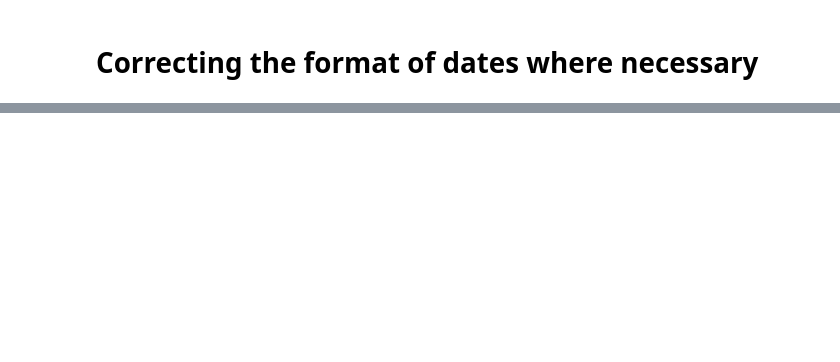
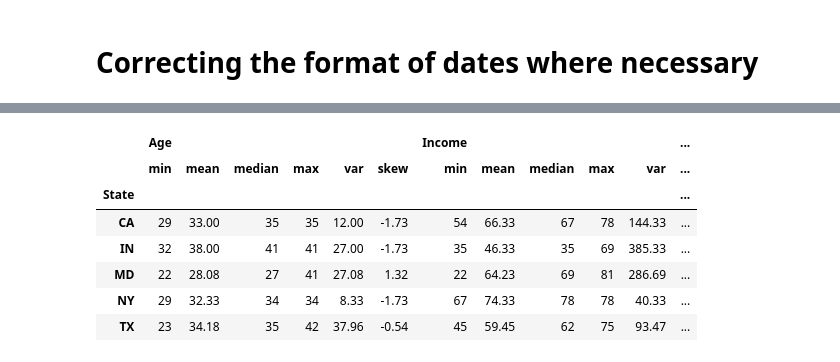
Before and after one commit to blazaropinto/portfolio_PDA_Data_Science, a Jupyter notebook: Preparing_data_for_analysis.ipynb, the cells around one changed output, grey strips where cells are left out. Cells and saved outputs as stored; diff of their text form; code cells hidden in the pictures; blank space fills up the shorter version.

```diff
--- a/Preparing_data_for_analysis.ipynb
+++ b/Preparing_data_for_analysis.ipynb
@@ -525,0 +598,19 @@ unique_entries.head()
+# %%
+def get_income_df(excelfile_url):
+  county_level_df = pd.read_excel(excelfile_url, sheet_name='county-level')
+  state_level_df = pd.read_excel(excelfile_url, sheet_name='state-level')
+  income_new_df = pd.read_excel(excelfile_url, sheet_name='income')
+
+  county_level_df['Pop']= county_level_df.Population
+  county_level_df.drop('Population', axis=1, inplace=True)
+  state_level_df.Pop = round((state_level_df.Pop / 1000), 0).astype(int)
+
+  combined_df = pd.concat([county_level_df, state_level_df], ignore_index=True, join='inner')
+  final_df = combined_df.append(income_new_df)
+  final_df.sort_values('Pop', ascending=False, inplace=True)    # sort by 'Pop' to get the output above
+
+  return final_df
+
+excel_url = 'https://github.com/futureCodersSE/working-with-data/blob/main/Data%20sets/Income-Data.xlsx?raw=true'
+df0521 = get_income_df(excel_url)
+display(df0521.shape, df0521.iloc[0], df0521.iloc[-1], df0521.head())
@@ -525,0 +641,12 @@ unique_entries.head()
+# %%
+income_df = get_income_df(excel_url)
+income_df.groupby('State').agg(['min', 'mean', 'median', 'max', 'var', 'skew']).round(2)
+# %% [output]
+|  | Age |  |  |  |  |  | Income |  |  |  |  | ... |
+|  | min | mean | median | max | var | skew | min | mean | median | max | var | ... |
+| State |  |  |  |  |  |  |  |  |  |  |  | ... |
+| CA | 29 | 33.00 | 35 | 35 | 12.00 | -1.73 | 54 | 66.33 | 67 | 78 | 144.33 | ... |
+| IN | 32 | 38.00 | 41 | 41 | 27.00 | -1.73 | 35 | 46.33 | 35 | 69 | 385.33 | ... |
+| MD | 22 | 28.08 | 27 | 41 | 27.08 | 1.32 | 22 | 64.23 | 69 | 81 | 286.69 | ... |
+| NY | 29 | 32.33 | 34 | 34 | 8.33 | -1.73 | 67 | 74.33 | 78 | 78 | 40.33 | ... |
+| TX | 23 | 34.18 | 35 | 42 | 37.96 | -0.54 | 45 | 59.45 | 62 | 75 | 93.47 | ... |
```
Also changed, not shown: parts of 13 cells of this notebook.
